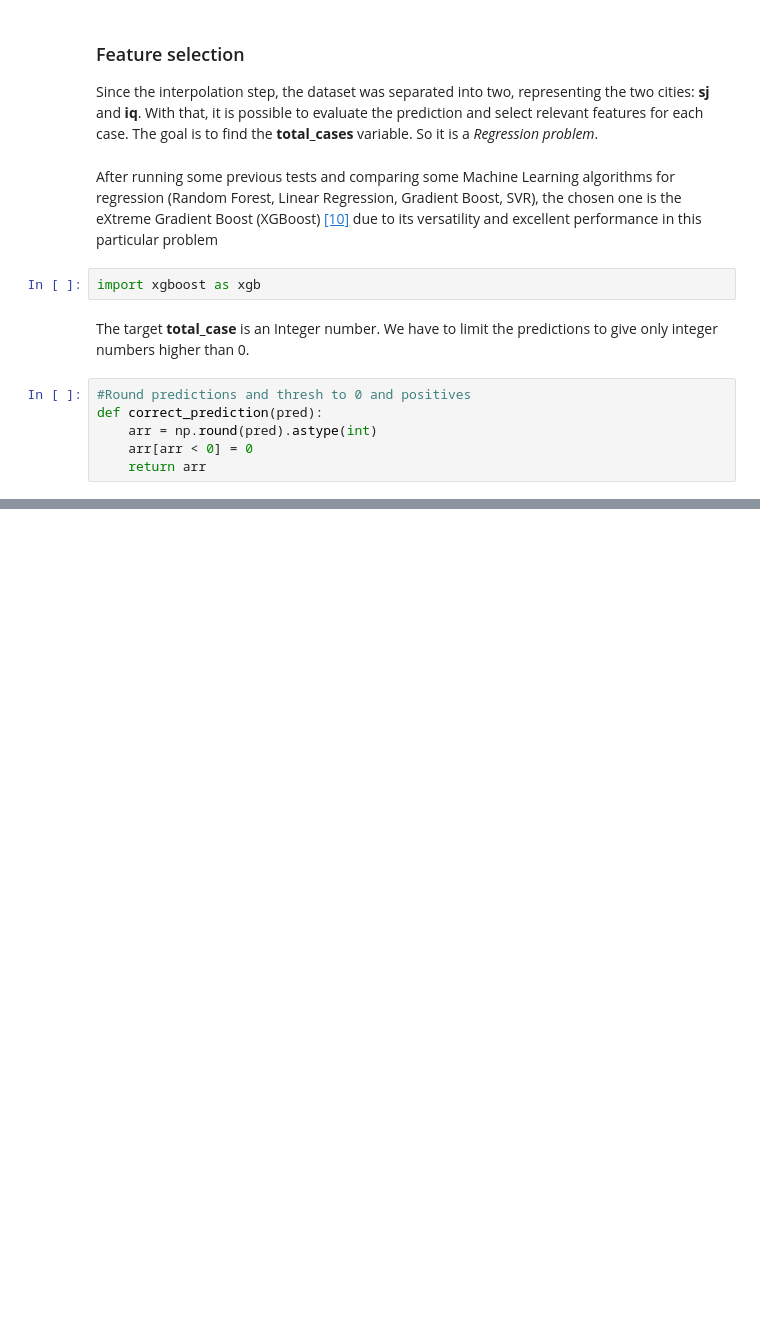
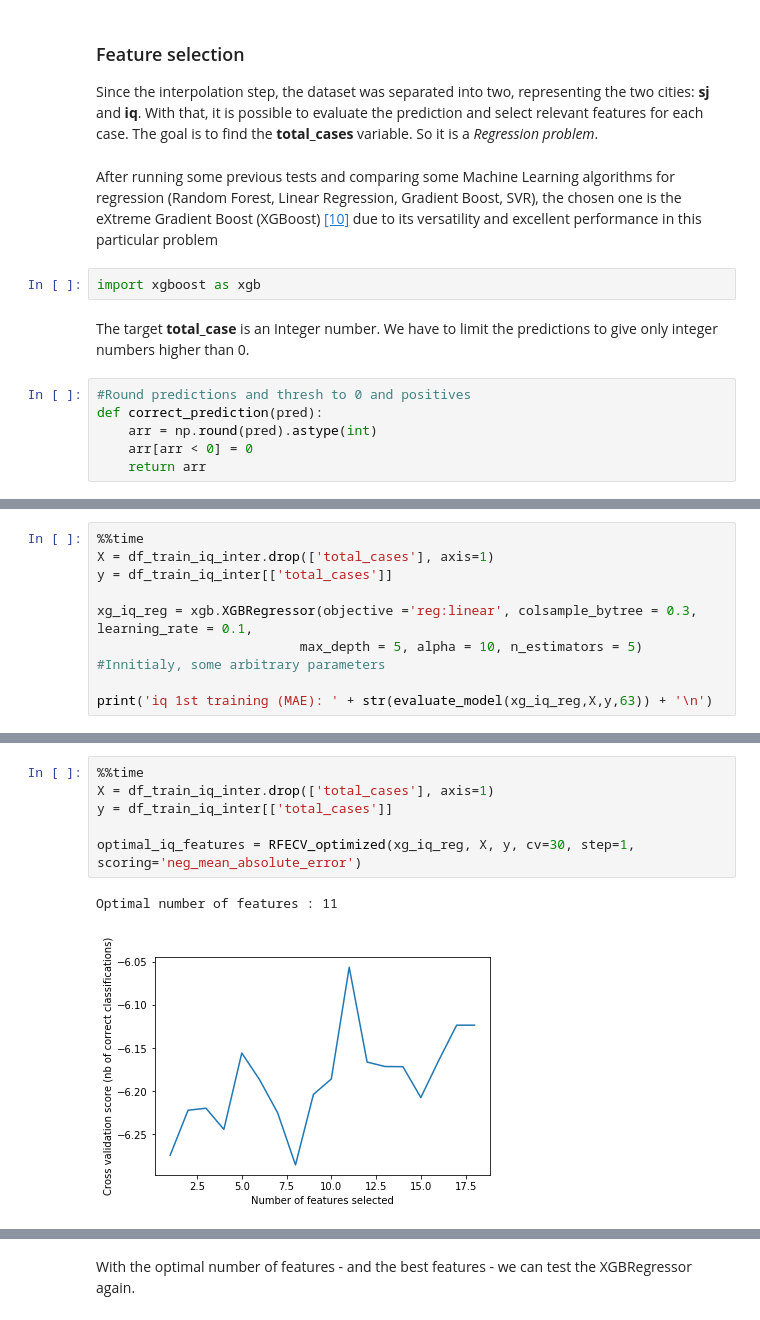
Before and after one commit to bfroz/Projects, a Jupyter notebook: DengAI - Predicting Disease Spread/DengAI - Predicting Disease Spread.ipynb, the cells around one changed output, grey strips where cells are left out. Drawn from its saved outputs; the diff is of its cells as text; blank space fills up the shorter version.

```diff
--- a/DengAI - Predicting Disease Spread/DengAI - Predicting Disease Spread.ipynb
+++ b/DengAI - Predicting Disease Spread/DengAI - Predicting Disease Spread.ipynb
@@ -558,0 +437,9 @@ TODO:
+# %%
+%%time
+X = df_train_iq_inter.drop(['total_cases'], axis=1)
+y = df_train_iq_inter[['total_cases']]
+
+xg_iq_reg = xgb.XGBRegressor(objective ='reg:linear', colsample_bytree = 0.3, learning_rate = 0.1,
+                          max_depth = 5, alpha = 10, n_estimators = 5) #Innitialy, some arbitrary parameters
+
+print('iq 1st training (MAE): ' + str(evaluate_model(xg_iq_reg,X,y,63)) + '\n')
@@ -558,0 +494,9 @@ TODO:
+# %%
+%%time
+X = df_train_iq_inter.drop(['total_cases'], axis=1)
+y = df_train_iq_inter[['total_cases']]
+
+optimal_iq_features = RFECV_optimized(xg_iq_reg, X, y, cv=30, step=1, scoring='neg_mean_absolute_error')
+# %% [output]
+Optimal number of features : 11
+[figure, added]
@@ -558,0 +505,2 @@ TODO:
+# %% [markdown]
+With the optimal number of features - and the best features - we can test the XGBRegressor again.
```
Also changed, not shown: parts of 46 cells of this notebook.
